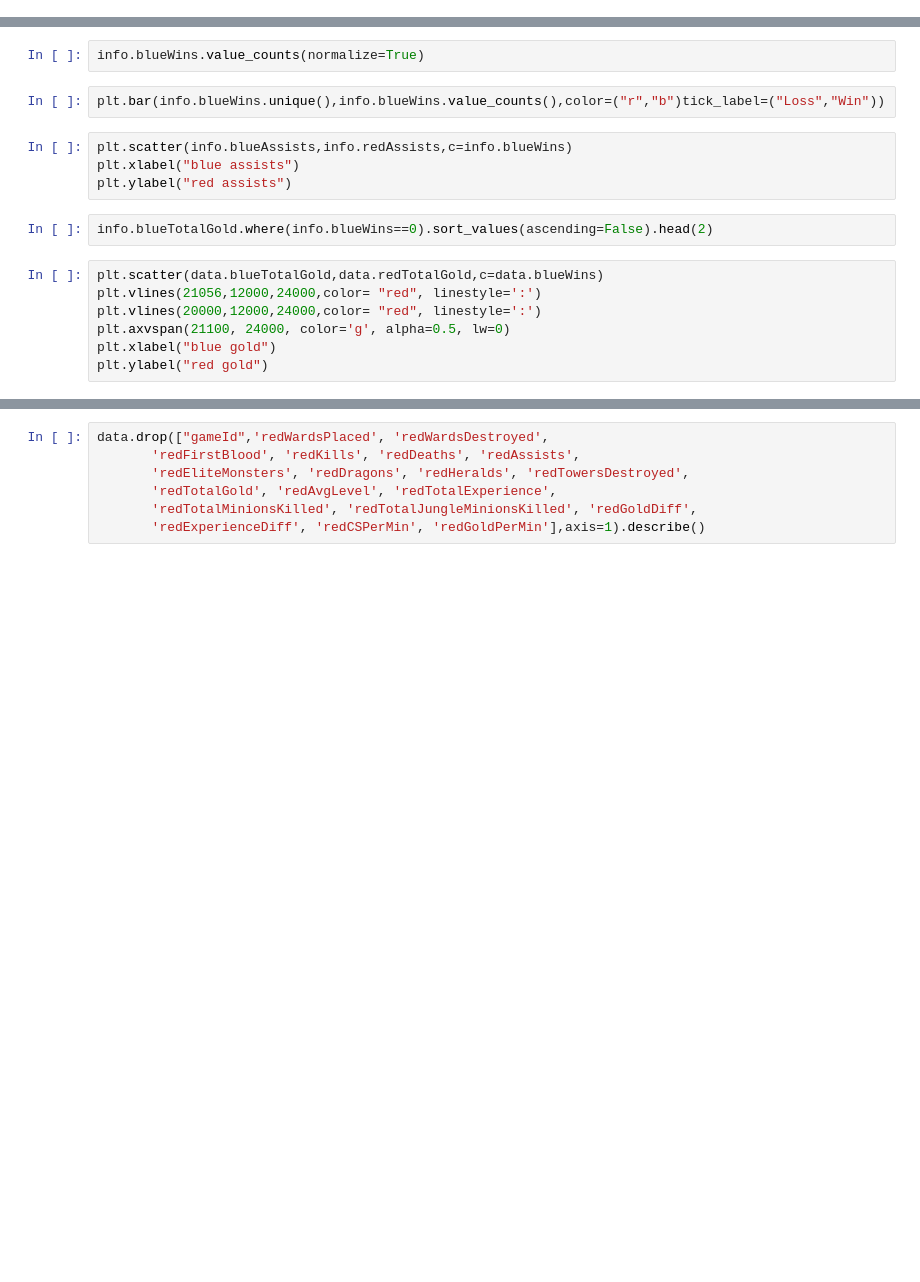
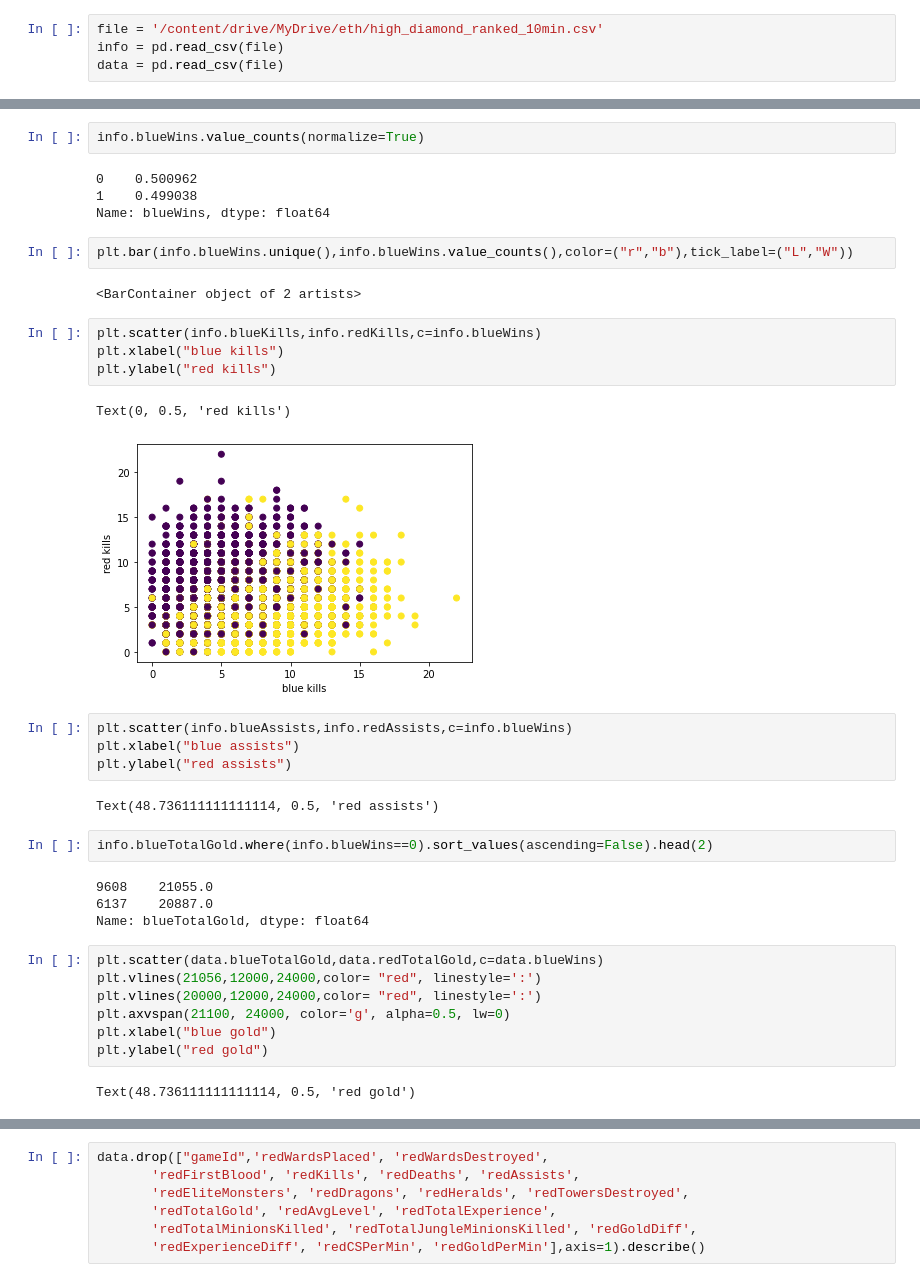
Before and after one commit to brentshierk/LoLGreypaper, a Jupyter notebook: LeagueOfLegendsGreypaper.ipynb, the cells around one changed output, grey strips where cells are left out. Drawn from its saved outputs; the diff is of its cells as text; blank space fills up the shorter version.

```diff
--- a/LeagueOfLegendsGreypaper.ipynb
+++ b/LeagueOfLegendsGreypaper.ipynb
@@ -32,0 +44,4 @@ display(df.head(5), df.info())
+# %%
+file = '/content/drive/MyDrive/eth/high_diamond_ranked_10min.csv'
+info = pd.read_csv(file)
+data = pd.read_csv(file)
@@ -35,13 +80,32 @@ info.columns
 # %%
 info.blueWins.value_counts(normalize=True)
+# %% [output]
+0    0.500962
+1    0.499038
+Name: blueWins, dtype: float64
 # %%
-plt.bar(info.blueWins.unique(),info.blueWins.value_counts(),color=("r","b")tick_label=("Loss","Win"))
+plt.bar(info.blueWins.unique(),info.blueWins.value_counts(),color=("r","b"),tick_label=("L","W"))
+# %% [output]
+<BarContainer object of 2 artists>
+# %%
+plt.scatter(info.blueKills,info.redKills,c=info.blueWins)
+plt.xlabel("blue kills")
+plt.ylabel("red kills")
+# %% [output]
+Text(0, 0.5, 'red kills')
+[figure, added]
 # %%
 plt.scatter(info.blueAssists,info.redAssists,c=info.blueWins)
 plt.xlabel("blue assists")
 plt.ylabel("red assists")
+# %% [output]
+Text(48.736111111111114, 0.5, 'red assists')
 # %%
 info.blueTotalGold.where(info.blueWins==0).sort_values(ascending=False).head(2)
+# %% [output]
+9608    21055.0
+6137    20887.0
+Name: blueTotalGold, dtype: float64
 # %%
 plt.scatter(data.blueTotalGold,data.redTotalGold,c=data.blueWins)
 plt.vlines(21056,12000,24000,color= "red", linestyle=':')
@@ -49,6 +113,8 @@ plt.vlines(20000,12000,24000,color= "red", linestyle=':')
 plt.axvspan(21100, 24000, color='g', alpha=0.5, lw=0)
 plt.xlabel("blue gold")
 plt.ylabel("red gold")
+# %% [output]
+Text(48.736111111111114, 0.5, 'red gold')
 # %%
 print(info.blueGoldDiff.where(info.blueWins==0).sort_values(ascending=False).head(1))
 print(info.blueGoldDiff.where(info.blueWins==1).sort_values(ascending=True).head(1))
```
Also changed, not shown: parts of 54 cells of this notebook.
